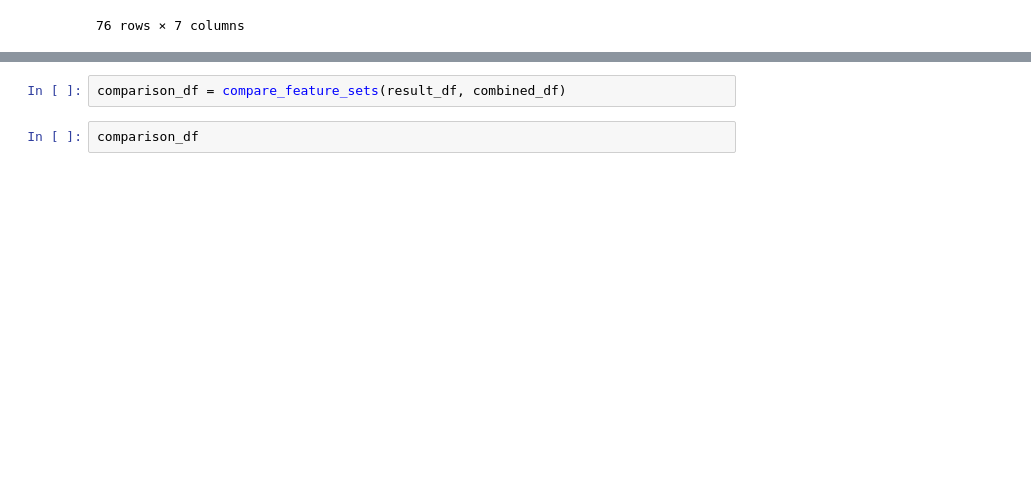
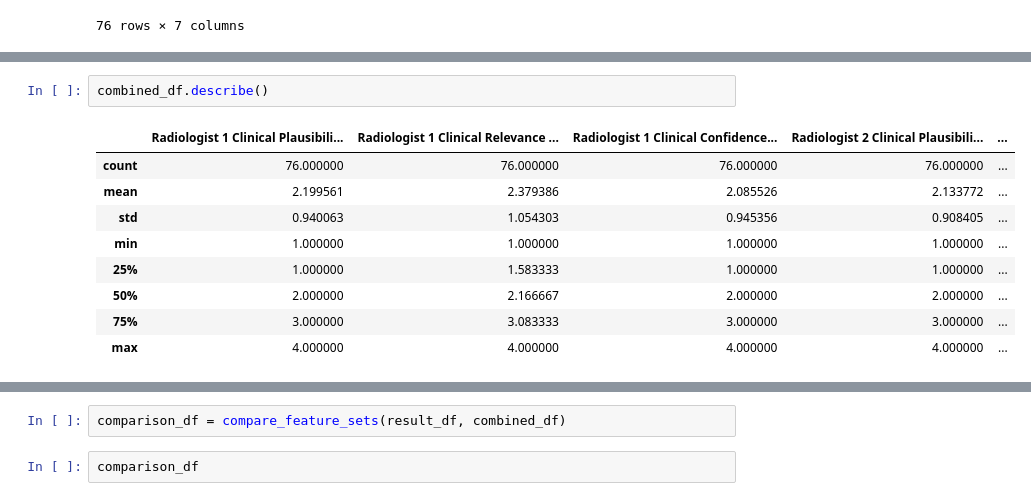
Before and after one commit to ChihchengHsieh/graphrage_for_all, a Jupyter notebook: correlation_coefficient_plot.ipynb, the cells around one changed output, grey strips where cells are left out. Drawn from its saved outputs; the diff is of its cells as text; blank space fills up the shorter version.

```diff
--- a/correlation_coefficient_plot.ipynb
+++ b/correlation_coefficient_plot.ipynb
@@ -317,0 +410,12 @@ combined_df
+# %%
+combined_df.describe()
+# %% [output]
+|  | Radiologist 1 Clinical Plausibili... | Radiologist 1 Clinical Relevance ... | Radiologist 1 Clinical Confidence... | Radiologist 2 Clinical Plausibili... | ... |
+| count | 76.000000 | 76.000000 | 76.000000 | 76.000000 | ... |
+| mean | 2.199561 | 2.379386 | 2.085526 | 2.133772 | ... |
+| std | 0.940063 | 1.054303 | 0.945356 | 0.908405 | ... |
+| min | 1.000000 | 1.000000 | 1.000000 | 1.000000 | ... |
+| 25% | 1.000000 | 1.583333 | 1.000000 | 1.000000 | ... |
+| 50% | 2.000000 | 2.166667 | 2.000000 | 2.000000 | ... |
+| 75% | 3.000000 | 3.083333 | 3.000000 | 3.000000 | ... |
+| max | 4.000000 | 4.000000 | 4.000000 | 4.000000 | ... |
```
Also changed, not shown: parts of 17 cells of this notebook, 3 other files.
